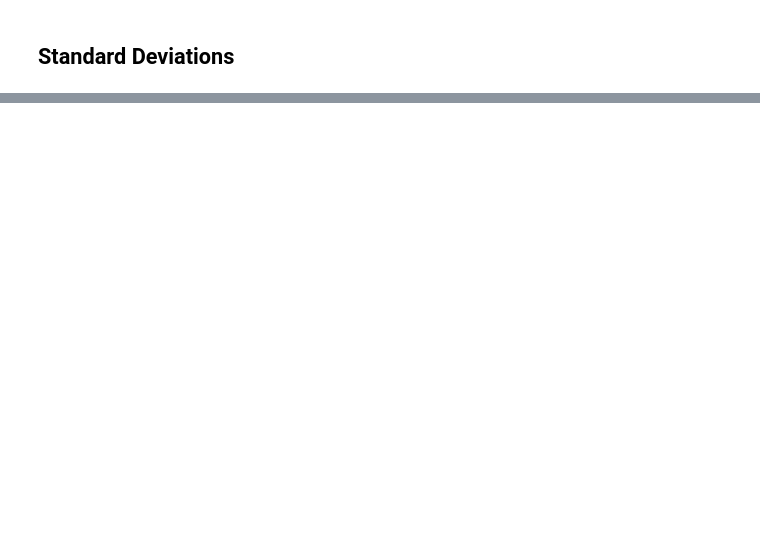
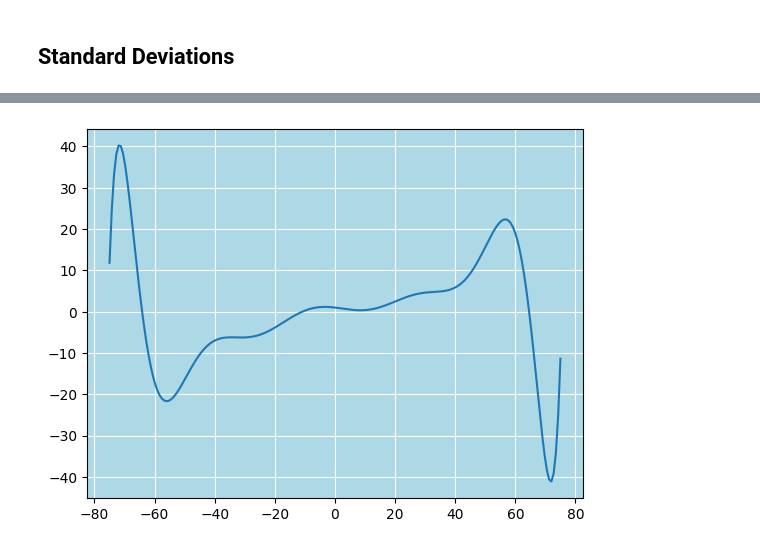
Before and after one commit to dobsonco/Detectors, a Jupyter notebook: processing.ipynb, the cells around one changed output, grey strips where cells are left out. Cells and saved outputs as stored; diff of their text form; code cells hidden in the pictures; blank space fills up the shorter version.

```diff
--- a/processing.ipynb
+++ b/processing.ipynb
@@ -370,0 +386,9 @@ print(sum(df['total']))
+# %%
+fig,ax = plt.subplots(1,1)
+sns.lineplot(ax=ax,x=xin,y=-xout)
+ax.set_facecolor('#ADD8E6')
+ax.set_axisbelow(True)
+ax.yaxis.grid(color='white', linestyle='-')
+ax.xaxis.grid(color='white', linestyle='-')
+# %% [output]
+[figure, added]
```
Also changed, not shown: parts of 24 cells of this notebook, 3 other files.
